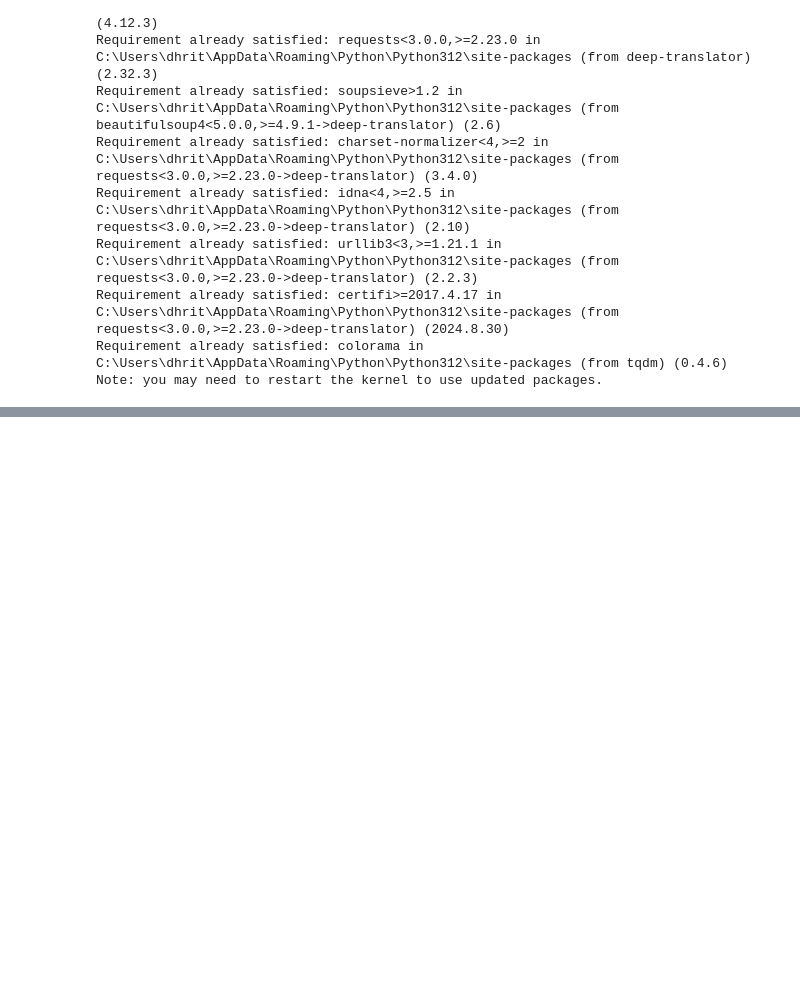
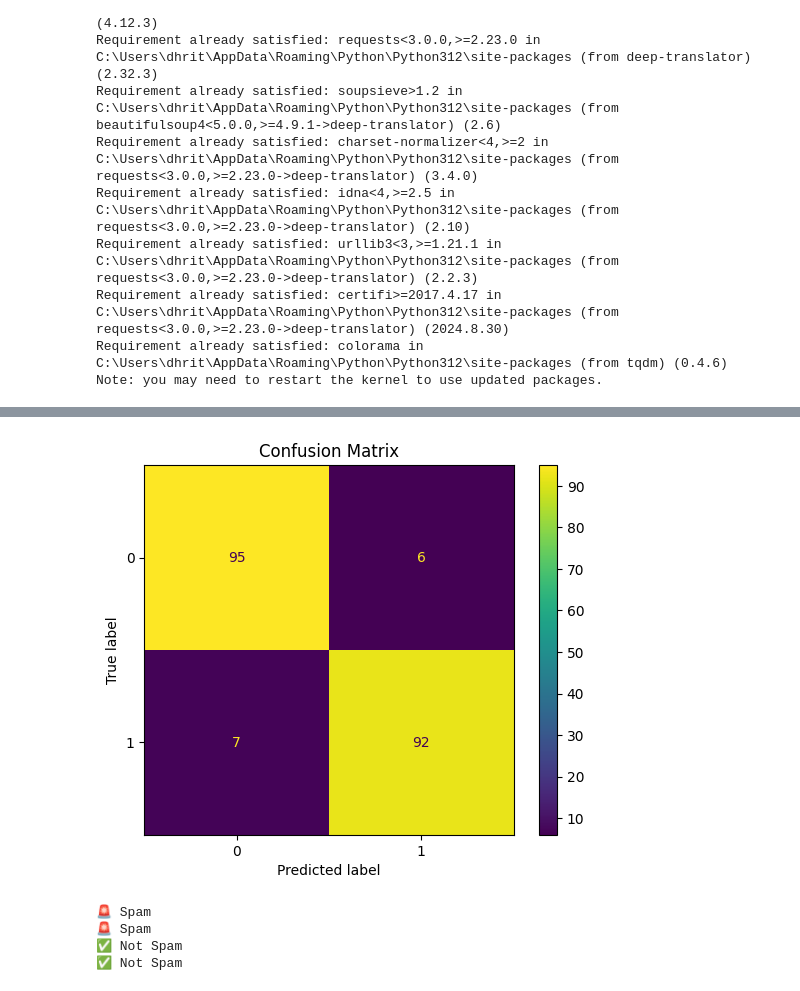
Before and after one commit to Dhriti1209/sms-spam-classifier-hindi-, a Jupyter notebook: model.ipynb, the cells around one changed output, grey strips where cells are left out. Drawn from its saved outputs; the diff is of its cells as text; code cells hidden in the pictures; blank space fills up the shorter version.

```diff
--- a/model.ipynb
+++ b/model.ipynb
@@ -134,0 +112,9 @@ print(predict_spam("meeting at 5 pm"))
+# %%
+vectorizer = TfidfVectorizer(
+    max_features=10000,
+    ngram_range=(1,2),
+    min_df=2
+)
+
+X_train_vec = vectorizer.fit_transform(X_train)
+X_test_vec = vectorizer.transform(X_test)
@@ -134,0 +151,8 @@ print(predict_spam("meeting at 5 pm"))
+# %%
+best_model = svm  # or whichever gave highest accuracy
+
+ConfusionMatrixDisplay.from_estimator(best_model, X_test_vec, y_test)
+plt.title("Confusion Matrix")
+plt.show()
+# %% [output]
+[figure, added]
@@ -134,0 +166,10 @@ print(predict_spam("meeting at 5 pm"))
+# %%
+print(predict_spam("आपने ₹5000 जीत लिए हैं अभी क्लिक करें"))
+print(predict_spam("free offer click now"))
+print(predict_spam("कल क्लास है"))
+print(predict_spam("meeting at 6 pm"))
+# %% [output]
+🚨 Spam
+🚨 Spam
+✅ Not Spam
+✅ Not Spam
```
Also changed, not shown: parts of 9 cells of this notebook, 1 other file.
